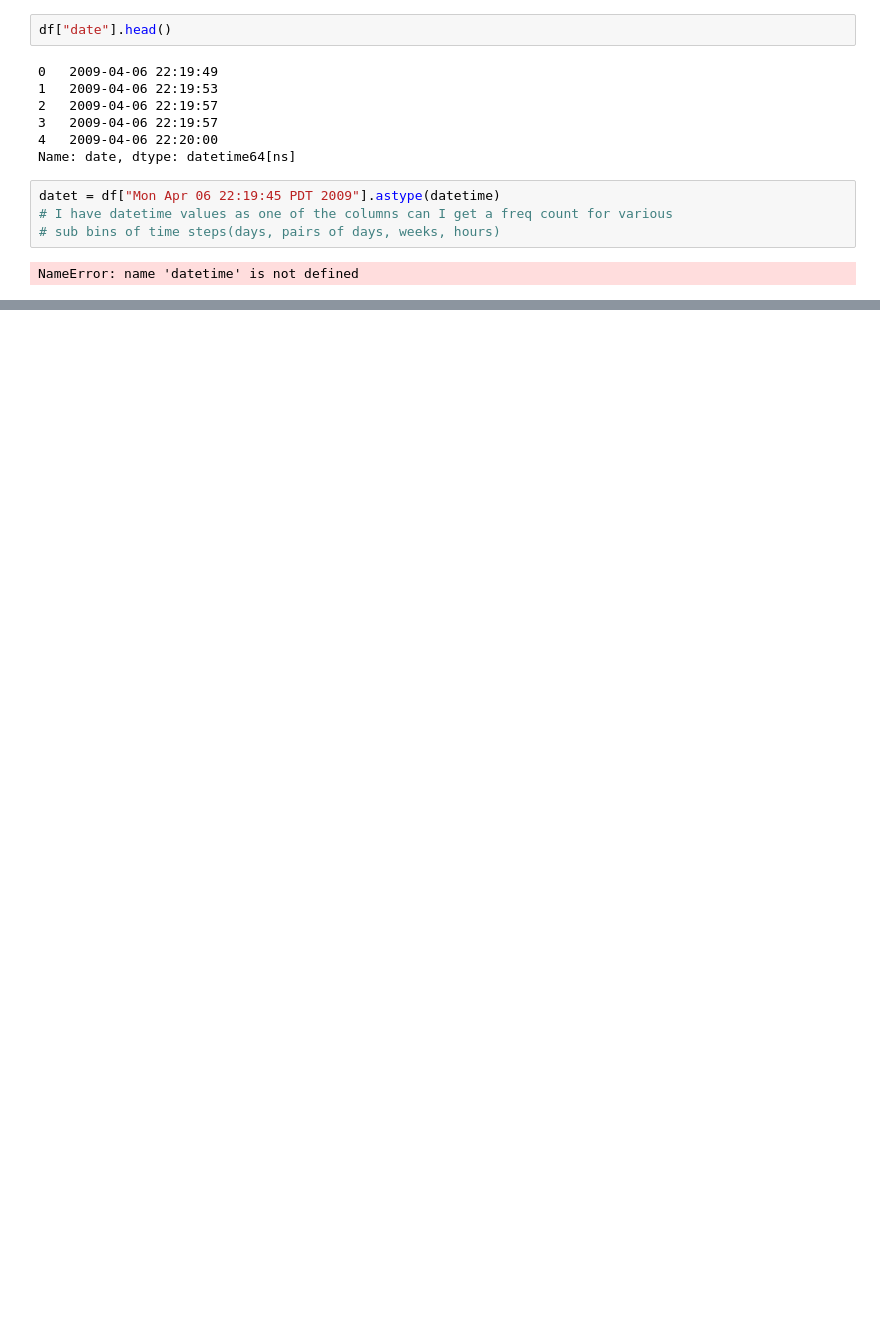
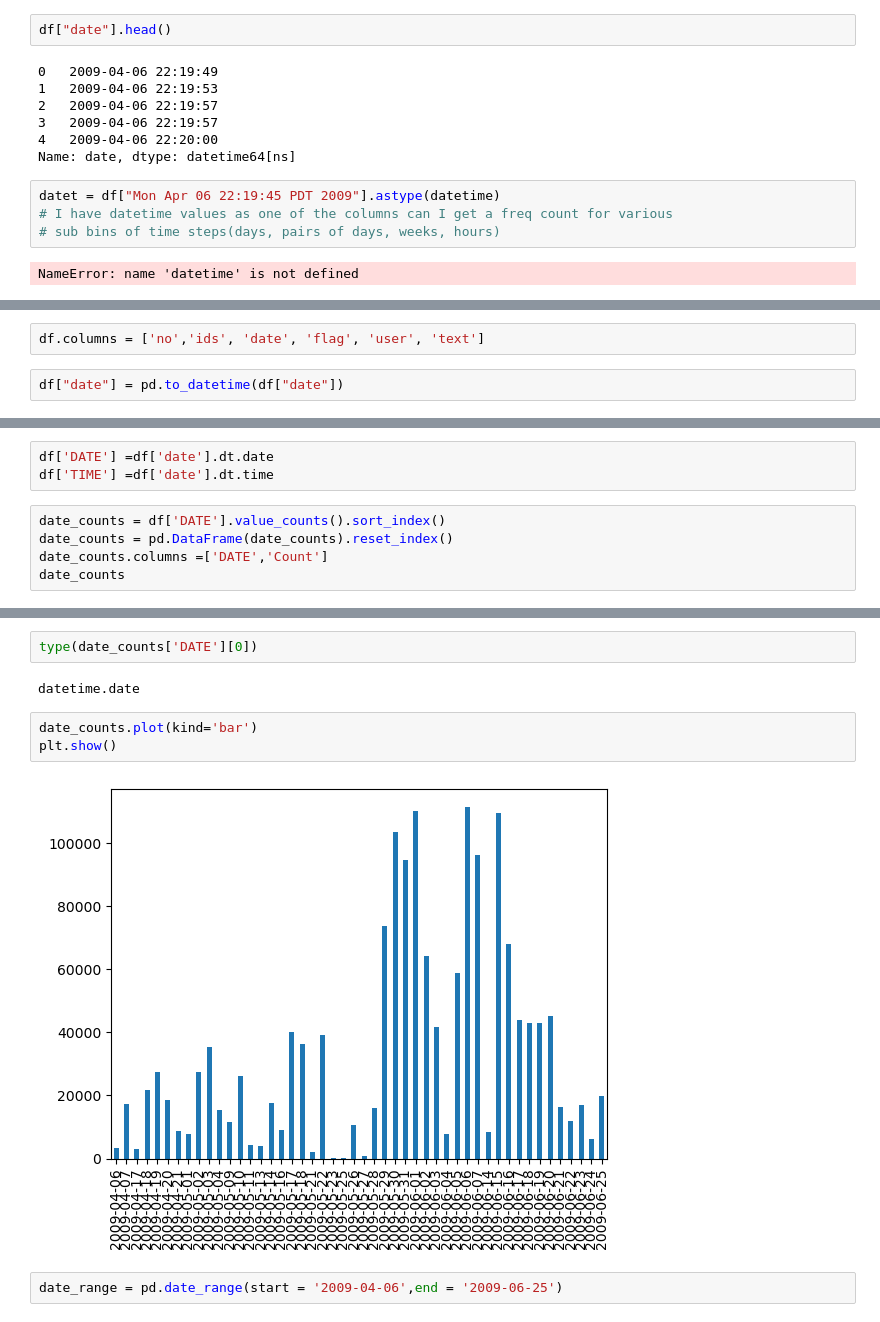
Before and after one commit to milooranm/ForecastingSentiment, a Jupyter notebook: someEDA.ipynb, the cells around one changed output, grey strips where cells are left out. Cells and saved outputs as stored; diff of their text form; blank space fills up the shorter version.

Commit message:
more EDA-daily tweet counts

```diff
--- a/someEDA.ipynb
+++ b/someEDA.ipynb
@@ -123,0 +120,4 @@ NameError: name 'datetime' is not defined
+# %%
+df.columns = ['no','ids', 'date', 'flag', 'user', 'text']
+# %%
+df["date"] = pd.to_datetime(df["date"])
@@ -123,0 +140,8 @@ NameError: name 'datetime' is not defined
+# %%
+df['DATE'] =df['date'].dt.date
+df['TIME'] =df['date'].dt.time
+# %%
+date_counts = df['DATE'].value_counts().sort_index()
+date_counts = pd.DataFrame(date_counts).reset_index()
+date_counts.columns =['DATE','Count']
+date_counts
@@ -123,0 +166,11 @@ NameError: name 'datetime' is not defined
+# %%
+type(date_counts['DATE'][0])
+# %% [output]
+datetime.date
+# %%
+date_counts.plot(kind='bar')
+plt.show()
+# %% [output]
+[figure, added]
+# %%
+date_range = pd.date_range(start = '2009-04-06',end = '2009-06-25')
```
Also changed, not shown: parts of 12 cells of this notebook.
